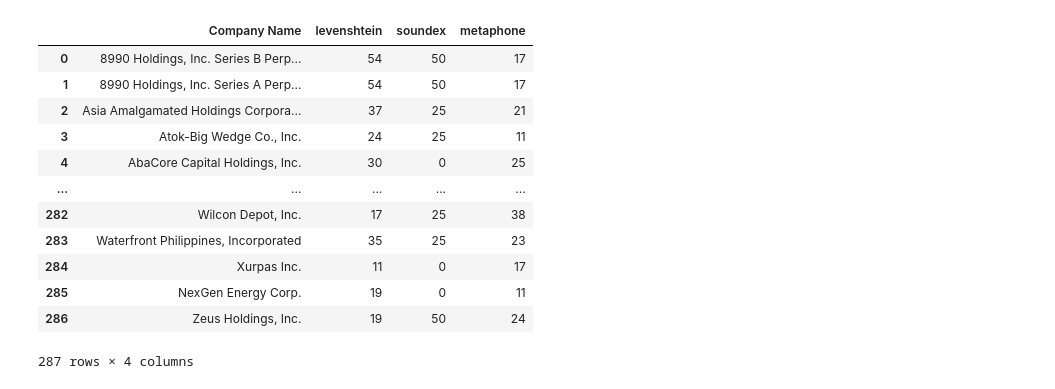
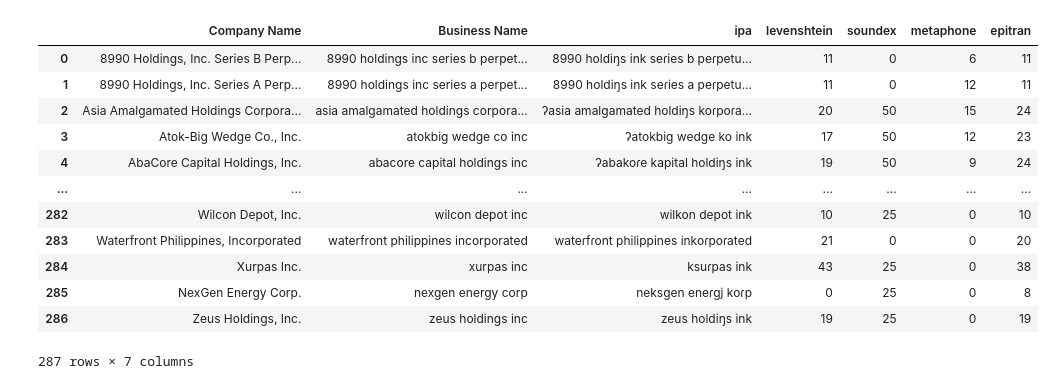
Before and after one commit to redvjames/cair_bnrd_poc, a Jupyter notebook: business_name_checker.ipynb, the cells around one changed output. Drawn from its saved outputs; the diff is of its cells as text; code cells hidden in the pictures.

```diff
--- a/business_name_checker.ipynb
+++ b/business_name_checker.ipynb
@@ -45,2 +14,6 @@ from fuzzywuzzy import fuzz
+# %%
+epi = epitran.Epitran('tgl-Latn')
 # %%
-input_bn = 'PLDT'
+input_bn = 'asia'
+input_bn = re.sub(r'[^A-Za-z0-9 ]', '', input_bn.lower())
+input_bn
@@ -46,0 +26,9 @@ input_bn = 'PLDT'
+# %%
+def clean_text(text):
+    return re.sub(r'[^A-Za-z0-9 ]', '', text)
+
+df_bn = pd.read_csv('./company.csv', on_bad_lines='skip')[['Company Name ']]
+df_bn['Business Name'] = df_bn['Company Name '].str.lower().apply(clean_text)
+df_bn['ipa'] = df_bn['Business Name'].apply(lambda x: epi.transliterate(x))
+
+df_bn
@@ -47,22 +49,23 @@ input_bn = 'PLDT'
 # %%
-df_bn = pd.read_csv('./data/company.csv', on_bad_lines='skip')[['Company Name ']]
-df_bn['levenshtein'] = df_bn['Company Name '].apply(lambda x: jellyfish.levenshtein_distance(input_bn, x))
-df_bn['soundex'] = df_bn['Company Name '].apply(lambda x: fuzz.ratio(jellyfish.soundex(input_bn),
+
+df_bn['levenshtein'] = df_bn['Business Name'].apply(lambda x: fuzz.ratio(input_bn, x))
+df_bn['soundex'] = df_bn['Business Name'].apply(lambda x: fuzz.ratio(jellyfish.soundex(input_bn),
                                                                      jellyfish.soundex(x)))
-df_bn['metaphone'] = df_bn['Company Name '].apply(lambda x: fuzz.ratio(jellyfish.metaphone(input_bn),
+df_bn['metaphone'] = df_bn['Business Name'].apply(lambda x: fuzz.ratio(jellyfish.metaphone(input_bn),
                                                                        jellyfish.metaphone(x)))
+df_bn['epitran'] = df_bn['ipa'].apply(lambda x: fuzz.ratio(epi.transliterate(input_bn), x))
 df_bn
 # %% [output]
-|  | Company Name | levenshtein | soundex | metaphone |
-| 0 | 8990 Holdings, Inc. Series B Perp... | 54 | 50 | 17 |
-| 1 | 8990 Holdings, Inc. Series A Perp... | 54 | 50 | 17 |
-| 2 | Asia Amalgamated Holdings Corpora... | 37 | 25 | 21 |
-| 3 | Atok-Big Wedge Co., Inc. | 24 | 25 | 11 |
-| 4 | AbaCore Capital Holdings, Inc. | 30 | 0 | 25 |
-| ... | ... | ... | ... | ... |
-| 282 | Wilcon Depot, Inc. | 17 | 25 | 38 |
-| 283 | Waterfront Philippines, Incorporated | 35 | 25 | 23 |
-| 284 | Xurpas Inc. | 11 | 0 | 17 |
-| 285 | NexGen Energy Corp. | 19 | 0 | 11 |
-| 286 | Zeus Holdings, Inc. | 19 | 50 | 24 |
+|  | Company Name | Business Name | ipa | levenshtein | soundex | metaphone | epitran |
+| 0 | 8990 Holdings, Inc. Series B Perp... | 8990 holdings inc series b perpet... | 8990 holdiŋs ink seɾies b peɾpetu... | 11 | 0 | 6 | 11 |
+| 1 | 8990 Holdings, Inc. Series A Perp... | 8990 holdings inc series a perpet... | 8990 holdiŋs ink seɾies a peɾpetu... | 11 | 0 | 12 | 11 |
+| 2 | Asia Amalgamated Holdings Corpora... | asia amalgamated holdings corpora... | ʔasia amalɡamated holdiŋs koɾpoɾa... | 20 | 50 | 15 | 24 |
+| 3 | Atok-Big Wedge Co., Inc. | atokbig wedge co inc | ʔatokbiɡ wedɡe ko ink | 17 | 50 | 12 | 23 |
+| 4 | AbaCore Capital Holdings, Inc. | abacore capital holdings inc | ʔabakoɾe kapital holdiŋs ink | 19 | 50 | 9 | 24 |
+| ... | ... | ... | ... | ... | ... | ... | ... |
+| 282 | Wilcon Depot, Inc. | wilcon depot inc | wilkon depot ink | 10 | 25 | 0 | 10 |
+| 283 | Waterfront Philippines, Incorporated | waterfront philippines incorporated | wateɾfɾont philippines inkoɾpoɾated | 21 | 0 | 0 | 20 |
+| 284 | Xurpas Inc. | xurpas inc | ksuɾpas ink | 43 | 25 | 0 | 38 |
+| 285 | NexGen Energy Corp. | nexgen energy corp | neksɡen eneɾɡj koɾp | 0 | 25 | 0 | 8 |
+| 286 | Zeus Holdings, Inc. | zeus holdings inc | zeus holdiŋs ink | 19 | 25 | 0 | 19 |
-287 rows × 4 columns
+287 rows × 7 columns
```
Also changed, not shown: parts of 15 cells of this notebook.
